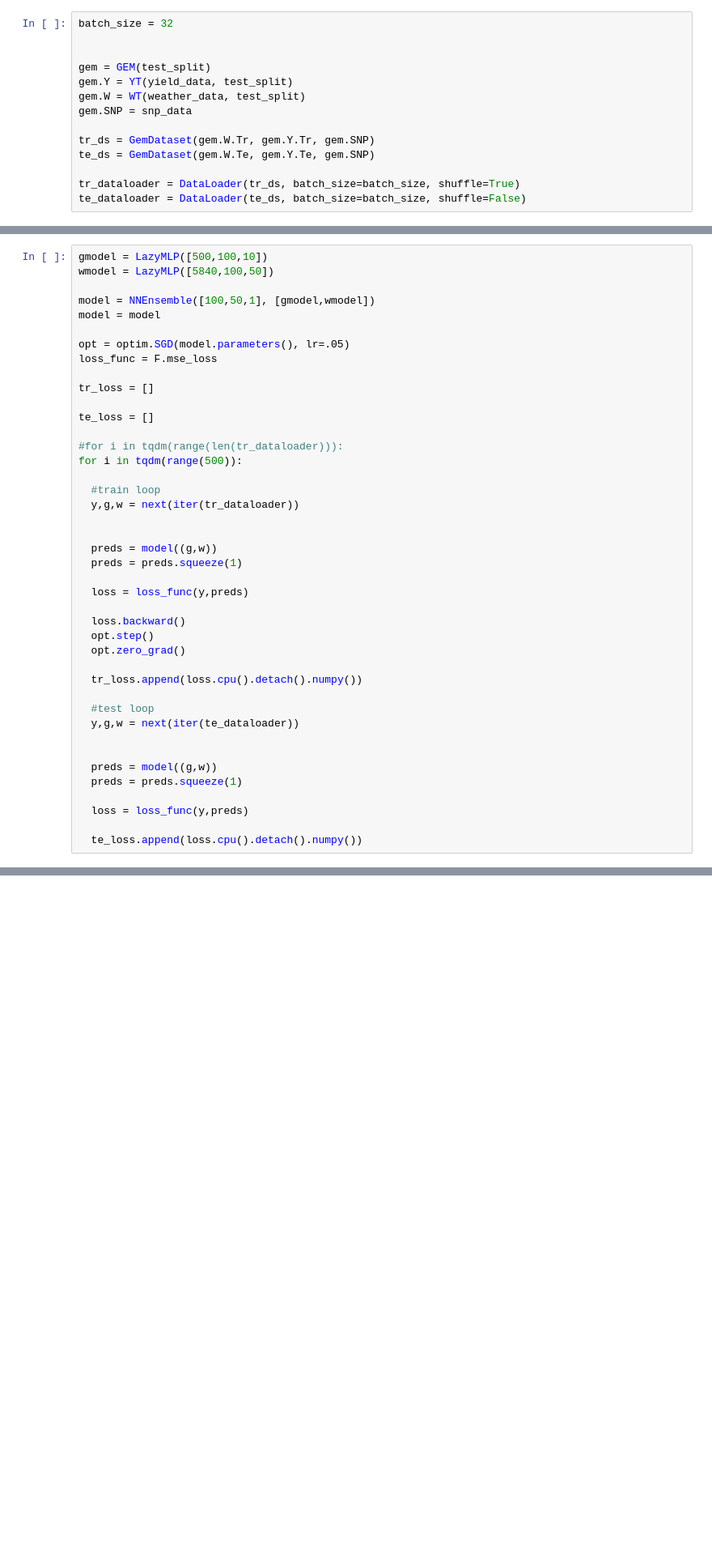
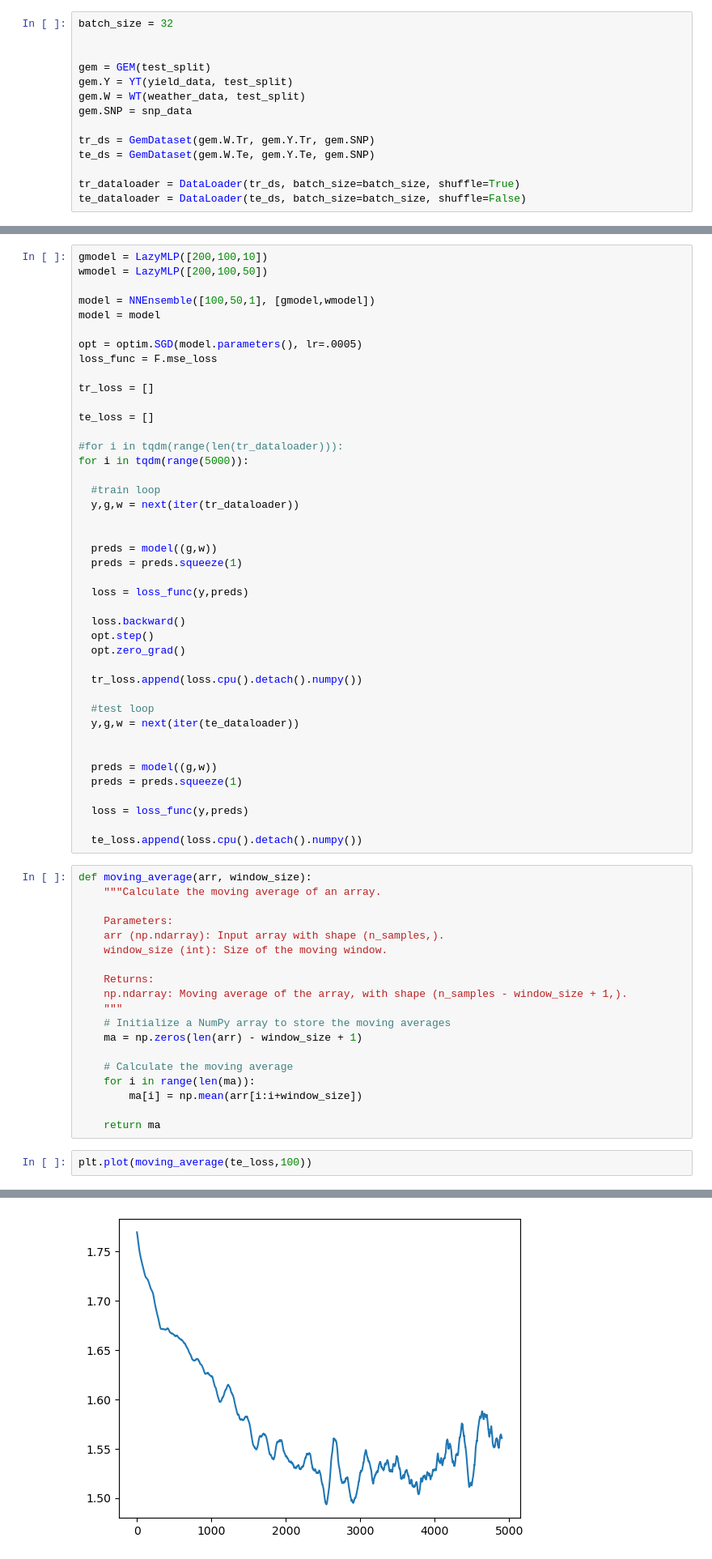
Before and after one commit to cjGO/hybridpredictmaize22, a Jupyter notebook: dev_nbs/Untitled.ipynb, the cells around one changed output, grey strips where cells are left out. Shown at 81% size. Drawn from its saved outputs; the diff is of its cells as text; blank space fills up the shorter version.

```diff
--- a/dev_nbs/Untitled.ipynb
+++ b/dev_nbs/Untitled.ipynb
@@ -133,13 +133,13 @@ class NNEnsemble(torch.nn.Module):
         x = torch.nn.functional.relu(x)
     return x
 # %%
-gmodel = LazyMLP([500,100,10])
-wmodel = LazyMLP([5840,100,50])
+gmodel = LazyMLP([200,100,10])
+wmodel = LazyMLP([200,100,50])
 
 model = NNEnsemble([100,50,1], [gmodel,wmodel])
 model = model
 
-opt = optim.SGD(model.parameters(), lr=.05)
+opt = optim.SGD(model.parameters(), lr=.0005)
 loss_func = F.mse_loss
 
 tr_loss = []
@@ -147,7 +147,7 @@ tr_loss = []
 te_loss = []
 
 #for i in tqdm(range(len(tr_dataloader))):
-for i in tqdm(range(500)):
+for i in tqdm(range(5000)):
 
   #train loop
   y,g,w = next(iter(tr_dataloader))
@@ -174,3 +174,25 @@ for i in tqdm(range(500)):
   loss = loss_func(y,preds)
 
   te_loss.append(loss.cpu().detach().numpy())
+# %%
+def moving_average(arr, window_size):
+    """Calculate the moving average of an array.
+
+    Parameters:
+    arr (np.ndarray): Input array with shape (n_samples,).
+    window_size (int): Size of the moving window.
+
+    Returns:
+    np.ndarray: Moving average of the array, with shape (n_samples - window_size + 1,).
+    """
+    # Initialize a NumPy array to store the moving averages
+    ma = np.zeros(len(arr) - window_size + 1)
+
+    # Calculate the moving average
+    for i in range(len(ma)):
+        ma[i] = np.mean(arr[i:i+window_size])
+
+    return ma
+# %%
+plt.plot(moving_average(te_loss,100))
+# %% [output]
@@ -176,0 +200 @@ for i in tqdm(range(500)):
+[figure, added]
```
Also changed, not shown: parts of 2 cells of this notebook, 2 other files.
